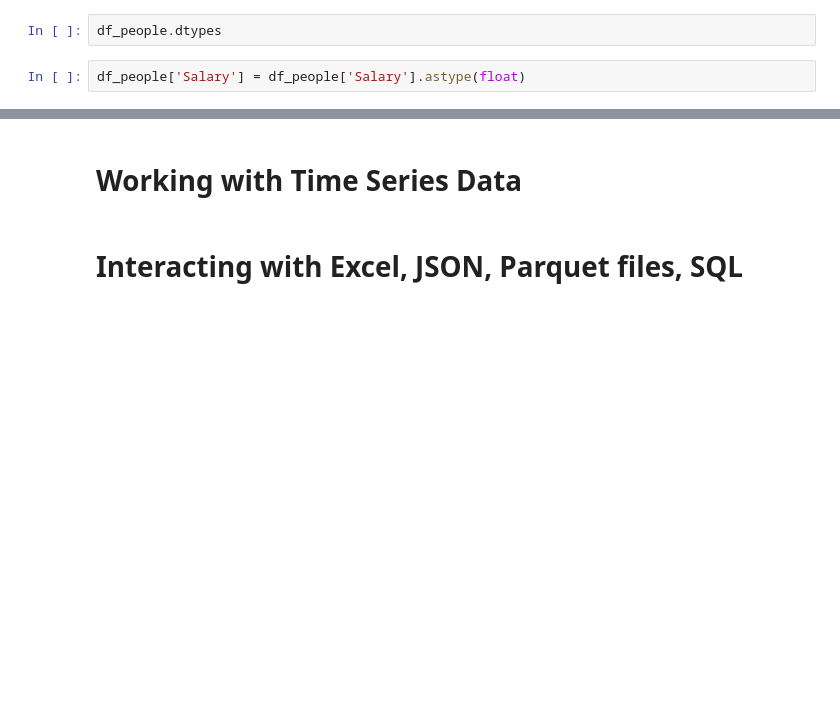
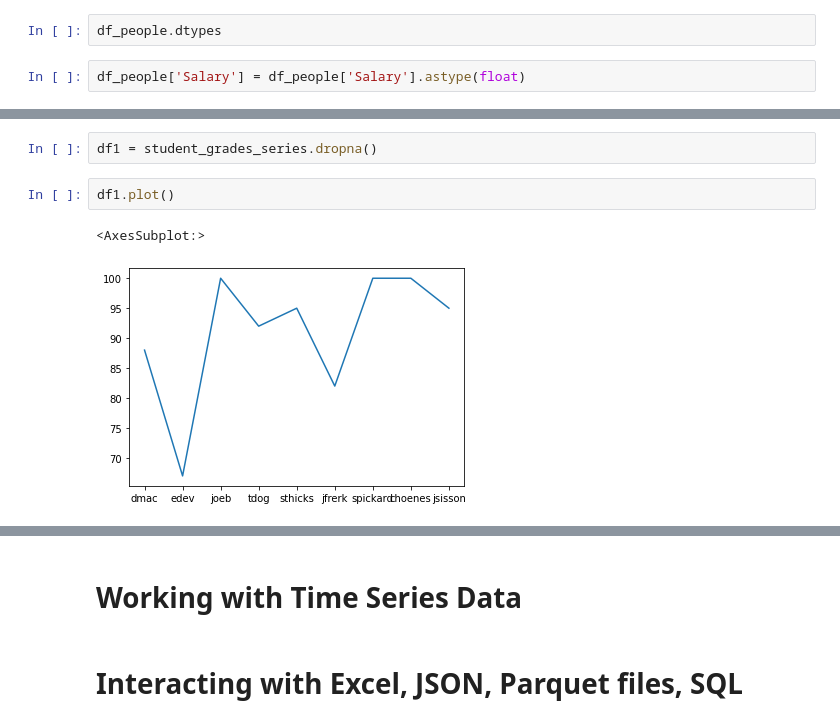
Before and after one commit to gregbott/Python_For_Business_Students, a Jupyter notebook: Pandas2.ipynb, the cells around one changed output, grey strips where cells are left out. Cells and saved outputs as stored; diff of their text form; blank space fills up the shorter version.

```diff
--- a/Pandas2.ipynb
+++ b/Pandas2.ipynb
@@ -696,0 +788,7 @@ df_people['Salary'] = df_people['Salary'].astype(float)
+# %%
+df1 = student_grades_series.dropna()
+# %%
+df1.plot()
+# %% [output]
+<AxesSubplot:>
+[figure, added]
```
Also changed, not shown: parts of 17 cells of this notebook, 1 other file.
